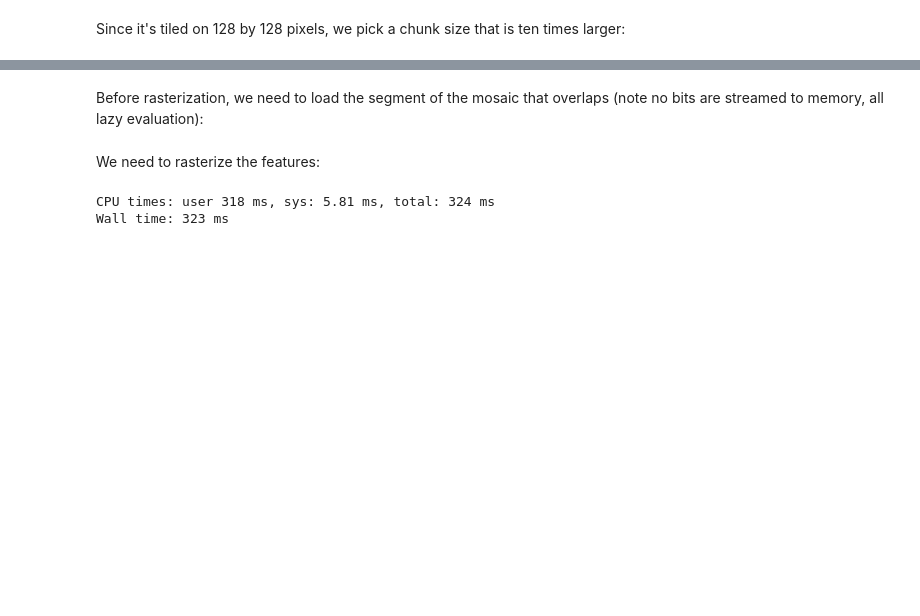
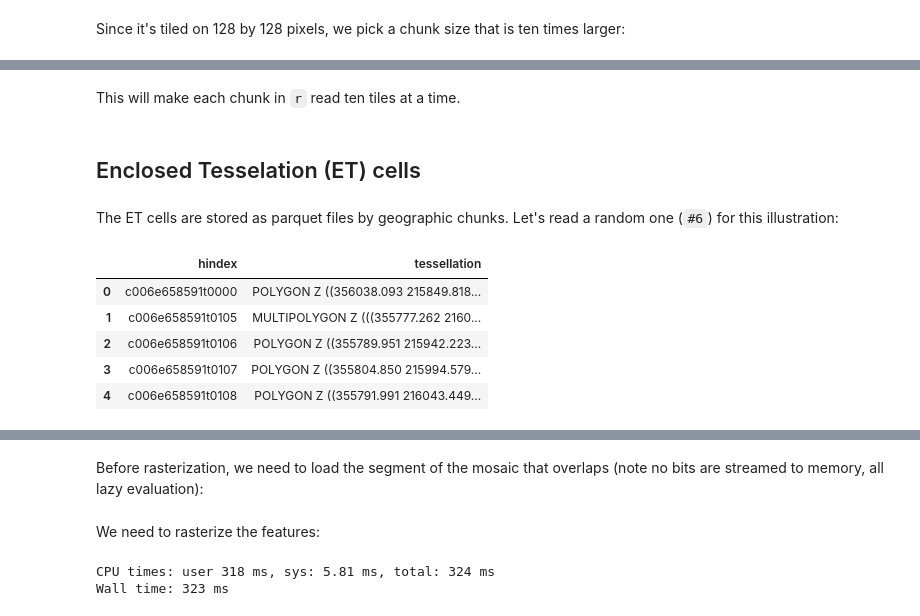
Before and after one commit to urbangrammarai/data_processing, a Jupyter notebook: imagery/GHS-composite-S2_ndvi.ipynb, the cells around one changed output, grey strips where cells are left out. Cells and saved outputs as stored; diff of their text form; code cells hidden in the pictures; blank space fills up the shorter version.

```diff
--- a/imagery/GHS-composite-S2_ndvi.ipynb
+++ b/imagery/GHS-composite-S2_ndvi.ipynb
@@ -19,9 +93,2 @@ We inspect the details of the mosaic to select the chunk:
 # %% [markdown]
 Since it's tiled on 128 by 128 pixels, we pick a chunk size that is ten times larger:
-# %%
-tst = geopandas.read_parquet("/home/jovyan/data/tess_6.pq")
-tst["uID"] = tst["uID"].astype(int)
-r = rioxarray.open_rasterio("/home/jovyan/data/GHS-composite-S2/GHS-composite-S2.vrt",
-                            chunks={"x": 1280, "y": 1280}
-                           )
-r
@@ -53,3 +125,23 @@ spatial_ref
+# %% [markdown]
+This will make each chunk in `r` read ten tiles at a time.
+# %% [markdown]
+## Enclosed Tesselation (ET) cells
+# %% [markdown]
+The ET cells are stored as parquet files by geographic chunks. Let's read a random one (`#6`) for this illustration:
+# %%
+db_path = tess_path + "tess_6.pq"
+with fsspec.open(db_path) as file:
+    tst = geopandas.read_parquet(file,
+                                columns=["hindex", "tessellation"]
+                               )
+tst.head()
+# %% [output]
+|  | hindex | tessellation |
+| 0 | c006e658591t0000 | POLYGON Z ((356038.093 215849.818... |
+| 1 | c006e658591t0105 | MULTIPOLYGON Z (((355777.262 2160... |
+| 2 | c006e658591t0106 | POLYGON Z ((355789.951 215942.223... |
+| 3 | c006e658591t0107 | POLYGON Z ((355804.850 215994.579... |
+| 4 | c006e658591t0108 | POLYGON Z ((355791.991 216043.449... |
 # %%
 tst_sub = tst.cx[315891.95:330000, 213727.69:250000]
 tst_sub.info()
```
Also changed, not shown: parts of 49 cells of this notebook.
